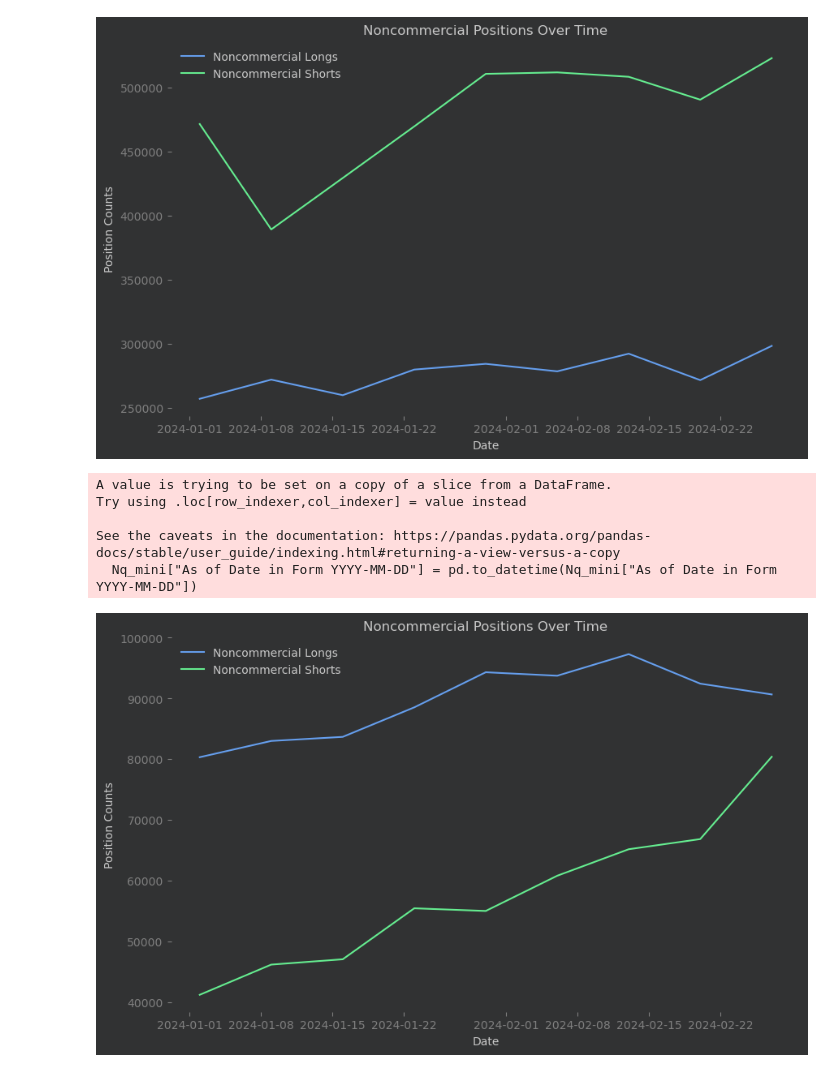
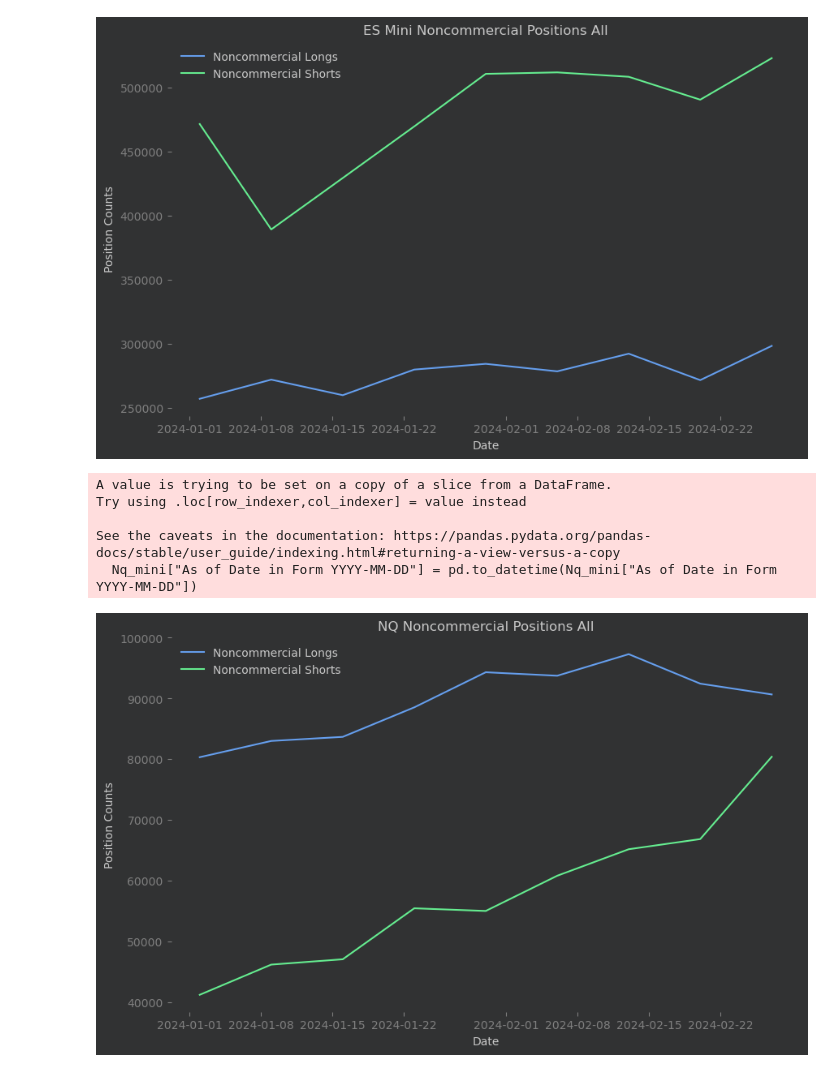
Before and after one commit to KhizarImran/AlgoTrading, a Jupyter notebook: Quant_Research/01_COT_report.ipynb, the cells around one changed output. Cells and saved outputs as stored; diff of their text form; code cells hidden in the pictures.

```diff
--- a/Quant_Research/01_COT_report.ipynb
+++ b/Quant_Research/01_COT_report.ipynb
@@ -88,22 +88,22 @@ See the caveats in the documentation: https://pandas.pydata.org/pandas-docs/stab
 # %%
 Nq_mini["As of Date in Form YYYY-MM-DD"] = pd.to_datetime(Nq_mini["As of Date in Form YYYY-MM-DD"])
 
 # Plotting
 plt.figure(figsize=(10, 6))
 
 plt.plot(Nq_mini["As of Date in Form YYYY-MM-DD"], Nq_mini["Noncommercial Positions-Long (All)"], label="Noncommercial Longs")
 plt.plot(Nq_mini["As of Date in Form YYYY-MM-DD"], Nq_mini["Noncommercial Positions-Short (All)"], label="Noncommercial Shorts")
 
-plt.title('Noncommercial Positions Over Time')
+plt.title('NQ Noncommercial Positions All')
 plt.xlabel('Date')
 plt.ylabel('Position Counts')
 plt.legend()
 plt.grid(False)
 plt.show()
 # %% [output]
 A value is trying to be set on a copy of a slice from a DataFrame.
 Try using .loc[row_indexer,col_indexer] = value instead
 
 See the caveats in the documentation: https://pandas.pydata.org/pandas-docs/stable/user_guide/indexing.html#returning-a-view-versus-a-copy
   Nq_mini["As of Date in Form YYYY-MM-DD"] = pd.to_datetime(Nq_mini["As of Date in Form YYYY-MM-DD"])
-[figure, old version]
+[figure, new version]
```
Also changed, not shown: parts of 1 cell of this notebook.
